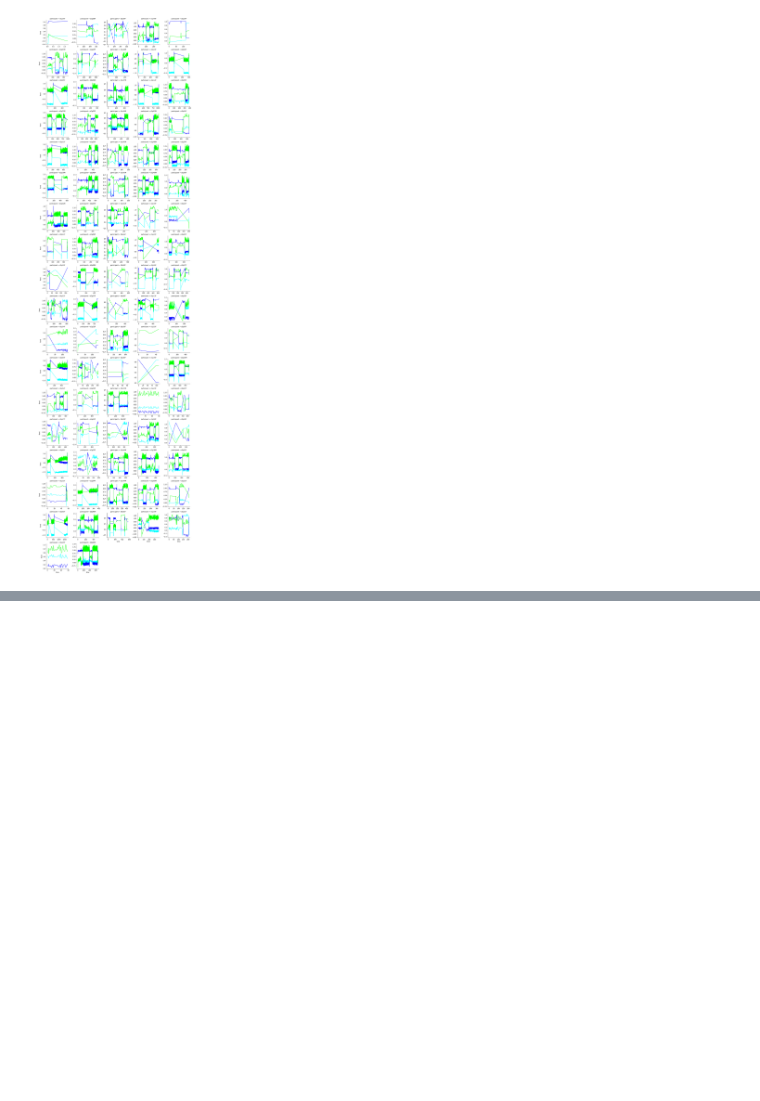
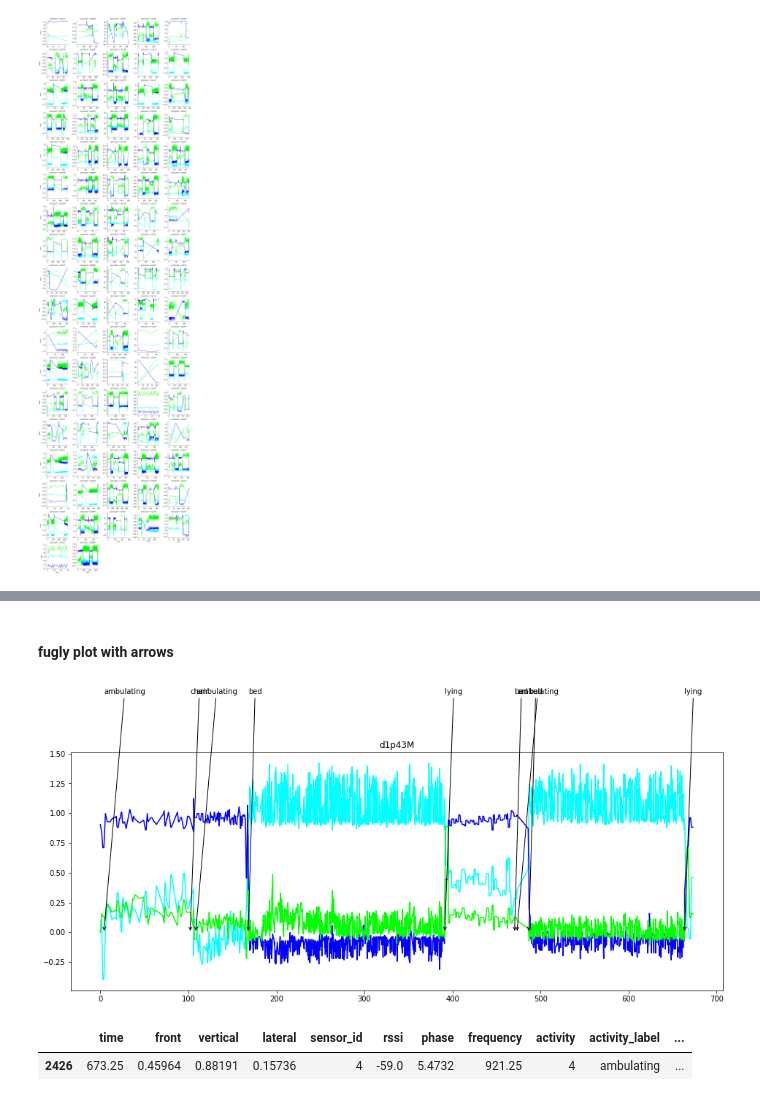
Before and after one commit to ym-pett/motiondetection, a Jupyter notebook: notebooks/plotting_experiments.ipynb, the cells around one changed output, grey strips where cells are left out. Cells and saved outputs as stored; diff of their text form; code cells hidden in the pictures; blank space fills up the shorter version.

Commit message:
added explanation for plotting and started to plot with labels

```diff
--- a/notebooks/plotting_experiments.ipynb
+++ b/notebooks/plotting_experiments.ipynb
@@ -54,6 +54,6 @@ activity_df.head()
 # %%
 len(activity_df.participant.unique())
 # %%
-participant = 'd1p44M'
+participant = 'd1p43M'
 df = activity_df[activity_df['participant'] == participant]
 df.head()
@@ -130,0 +146,16 @@ g.map_dataframe(plotter, 'time', 'front', color='lime')
+# %%
+# find where the activities change
+transitions = np.where(df['activity'].values[:-1] != df['activity'].values[1:])[0]
+start = 0
+bounds = []
+for end in transitions:
+    bounds.append({
+        'activity': df['activity'][start],
+        'activity_label': df['activity_label'][start],
+        'start_index': start,
+        'end_index': end,
+        'start_time': df['time'][start],
+        'end_time': df['time'][end]
+    })
+    start = end + 1
+bound_df = pd.DataFrame(bounds)
@@ -130,0 +175,23 @@ g.map_dataframe(plotter, 'time', 'front', color='lime')
+# %% [markdown]
+#### fugly plot with arrows
+# %%
+fig, ax = plt.subplots(figsize=(16, 6))
+name = df['participant'].unique()[0]
+
+plt.cla()
+ax.plot(df['time'], df['front'], color='aqua', )
+ax.plot(df['time'], df['vertical'], color='blue')
+ax.plot(df['time'], df['lateral'], color='lime')
+ax.set_title(name)
+
+
+# fugly way of annotating:
+for index, row in bound_df.iterrows():
+    ax.annotate(row['activity_label'], xy=(row['end_time'], 0), xytext=(row['end_time'], 2), arrowprops=dict(arrowstyle="->"))
+# %% [output]
+[figure, added]
+# %%
+df.iloc[-1:]
+# %% [output]
+|  | time | front | vertical | lateral | sensor_id | rssi | phase | frequency | activity | activity_label | ... |
+| 2426 | 673.25 | 0.45964 | 0.88191 | 0.15736 | 4 | -59.0 | 5.4732 | 921.25 | 4 | ambulating | ... |
```
Also changed, not shown: parts of 7 cells of this notebook.
